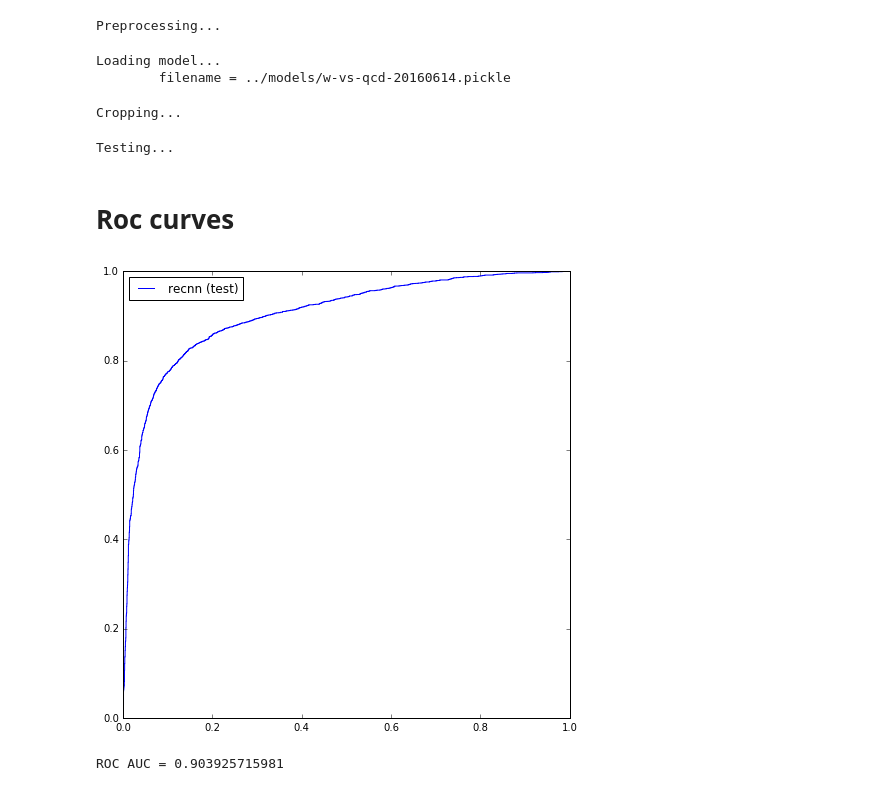
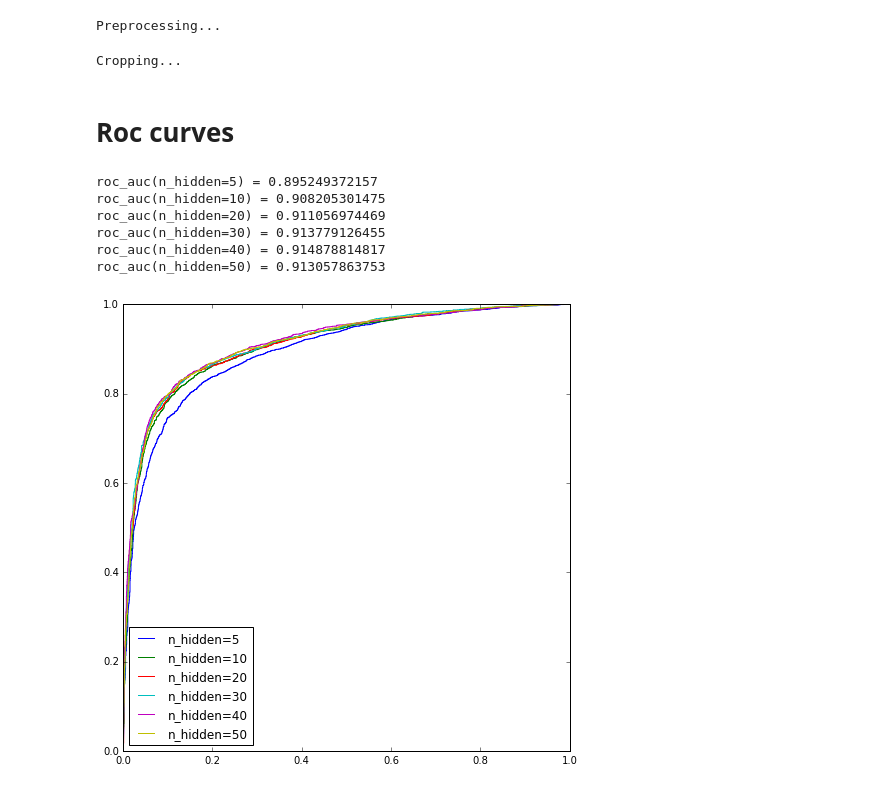
Before and after one commit to glouppe/recnn, a Jupyter notebook: notebooks/roc-curves.ipynb, the cells around one changed output. Saved outputs shown, nothing was run; the diff lists cells and outputs as text; code cells hidden in the pictures.

```diff
--- a/notebooks/roc-curves.ipynb
+++ b/notebooks/roc-curves.ipynb
@@ -76,18 +76,6 @@ for jet in X:
     jet["content"] = tf.transform(jet["content"])
 # %% [output]
 Preprocessing...
-# %%
-# Loading model
-print("Loading model...")
-
-fd = open(filename_model, "rb")
-params = pickle.load(fd)
-fd.close()
-
-print("\tfilename = %s" % filename_model)
-# %% [output]
-Loading model...
-        filename = ../models/w-vs-qcd-20160614.pickle
 # %%
 # Cropping
 print("Cropping...")
@@ -97,29 +85,38 @@ print("Cropping...")
 
 X_ = [j for j in X if 250 < j["pt"] < 300 and 50 < j["mass"] < 110]
 y_ = [y[i] for i, j in enumerate(X) if 250 < j["pt"] < 300 and 50 < j["mass"] < 110]
+
+X = X_
+y = y_
 # %% [output]
 Cropping...
-# %%
-# Testing
-print("Testing...")
-
-predict = grnn_predict_gated
-y_pred = predict(params, X_)
-# %% [output]
-Testing...
 # %% [markdown]
 # Roc curves
-# %%
-# Make ROC curves
-from sklearn.metrics import roc_curve
-from sklearn.metrics import roc_auc_score
-
-fpr, tpr, _ = roc_curve(y_, y_pred)
-plt.plot(fpr, tpr, label="recnn (test)")
-plt.legend(loc="best")
-plt.show()
-
-print("ROC AUC =", roc_auc_score(y_, y_pred))
-# %% [output]
-[figure, removed]
-ROC AUC = 0.903925715981
+# %%
+from recnn.recnn import grnn_predict_simple
+from recnn.recnn import grnn_predict_gated
+from sklearn.metrics import roc_curve
+from sklearn.metrics import roc_auc_score
+
+for i in [5, 10, 20, 30, 40, 50]:
+    fd = open("../models/w-models/w-simple-n_hidden=%d.pickle" % i, "rb")
+    params = pickle.load(fd)
+    fd.close()
+
+    predict = grnn_predict_simple
+    y_pred = predict(params, X)
+
+    fpr, tpr, _ = roc_curve(y, y_pred)
+    print("roc_auc(n_hidden=%d) =" % i, roc_auc_score(y, y_pred))
+    plt.plot(fpr, tpr, label="n_hidden=%d" % i)
+
+plt.legend(loc="best")
+plt.show()
+# %% [output]
+roc_auc(n_hidden=5) = 0.895249372157
+roc_auc(n_hidden=10) = 0.908205301475
+roc_auc(n_hidden=20) = 0.911056974469
+roc_auc(n_hidden=30) = 0.913779126455
+roc_auc(n_hidden=40) = 0.914878814817
+roc_auc(n_hidden=50) = 0.913057863753
+[figure, added]
```
Also changed, not shown: parts of 4 cells of this notebook, 1 other file.
